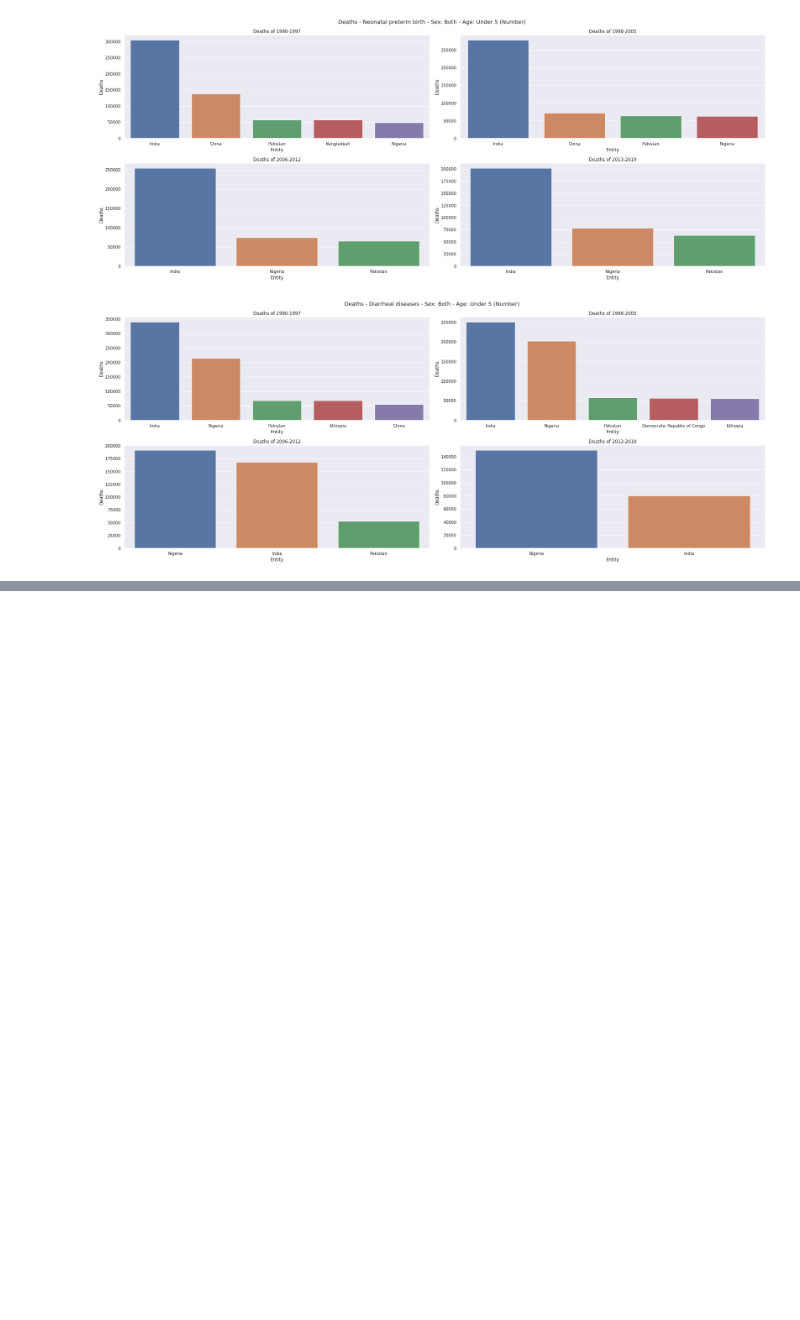
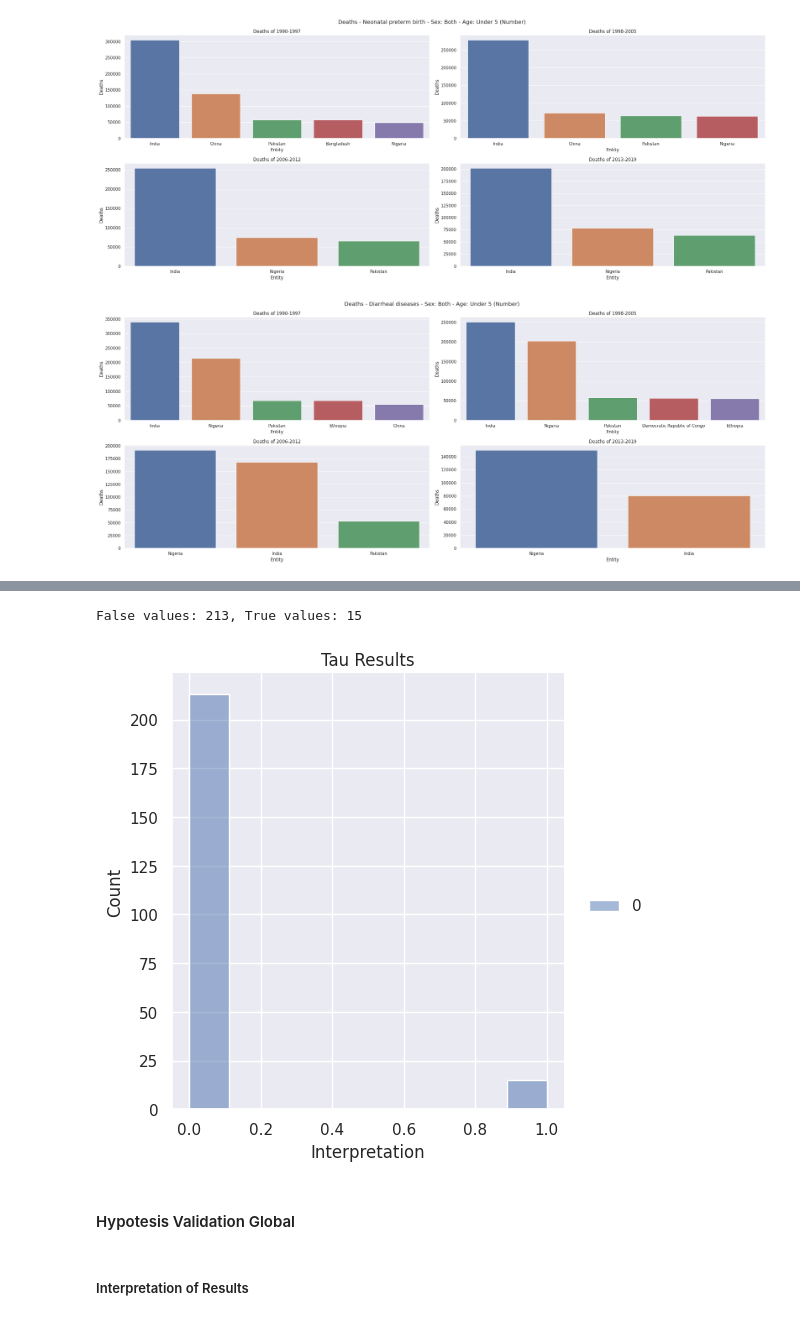
Before and after one commit to rodrigo-espino/Statsproject, a Jupyter notebook: Main_project.ipynb, the cells around one changed output, grey strips where cells are left out. Cells and saved outputs as stored; diff of their text form; code cells hidden in the pictures; blank space fills up the shorter version.

```diff
--- a/Main_project.ipynb
+++ b/Main_project.ipynb
@@ -444,0 +490,5 @@ for country in df_causes_age['Entity'].unique():
+# %%
+alpha = 0.05
+interpretation = {}
+for country, result in results.items():
+    interpretation[country] = True if result[0] >= alpha else False
@@ -444,0 +498,10 @@ for country in df_causes_age['Entity'].unique():
+# %%
+fig = sns.displot(interpretation.values())
+plt.title('Tau Results')
+plt.xlabel('Interpretation')
+print(f'False values: {false_total}, True values: {true_total}')
+# %% [output]
+False values: 213, True values: 15
+[figure, added]
+# %% [markdown]
+#### Hypotesis Validation Global
@@ -444,0 +521,2 @@ for country in df_causes_age['Entity'].unique():
+# %% [markdown]
+##### Interpretation of Results
```
Also changed, not shown: parts of 20 cells of this notebook, 1 other file.
